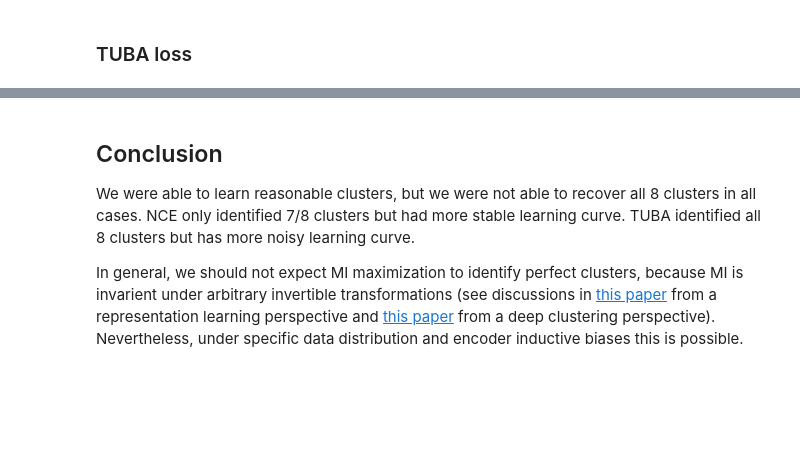
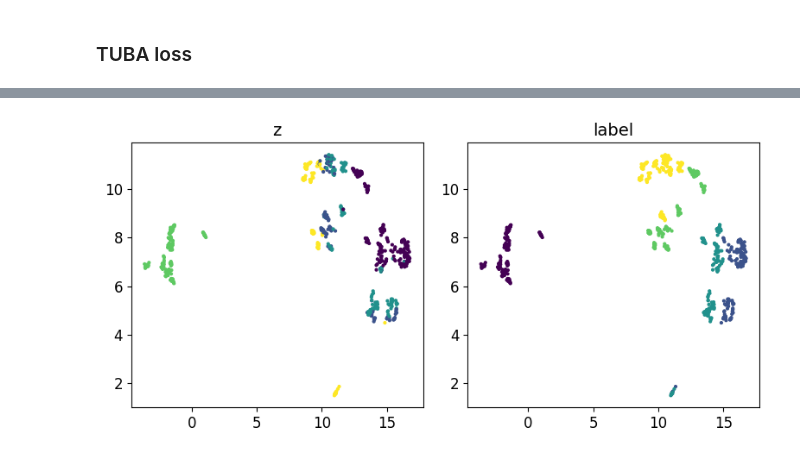
Before and after one commit to KilianFt/LIFT, a Jupyter notebook: notebooks/emg_mutual_info_estimation.ipynb, the cells around one changed output, grey strips where cells are left out. Drawn from its saved outputs; the diff is of its cells as text; code cells hidden in the pictures; blank space fills up the shorter version.

```diff
--- a/notebooks/emg_mutual_info_estimation.ipynb
+++ b/notebooks/emg_mutual_info_estimation.ipynb
@@ -364,5 +238,6 @@ plot_prediction(tuba, x)
-# %% [markdown]
-## Conclusion
-We were able to learn reasonable clusters, but we were not able to recover all 8 clusters in all cases. NCE only identified 7/8 clusters but had more stable learning curve. TUBA identified all 8 clusters but has more noisy learning curve.
-
-In general, we should not expect MI maximization to identify perfect clusters, because MI is invarient under arbitrary invertible transformations (see discussions in [this paper](https://arxiv.org/abs/1907.13625) from a representation learning perspective and [this paper](https://arxiv.org/abs/2210.06300) from a deep clustering perspective). Nevertheless, under specific data distribution and encoder inductive biases this is possible.
+# %%
+with torch.no_grad():
+    z_tuba = tuba.encoder.sample(x)
+plot_prediction(embeddings, z_tuba, labels)
+# %% [output]
+[figure, added]
```
Also changed, not shown: parts of 23 cells of this notebook.
